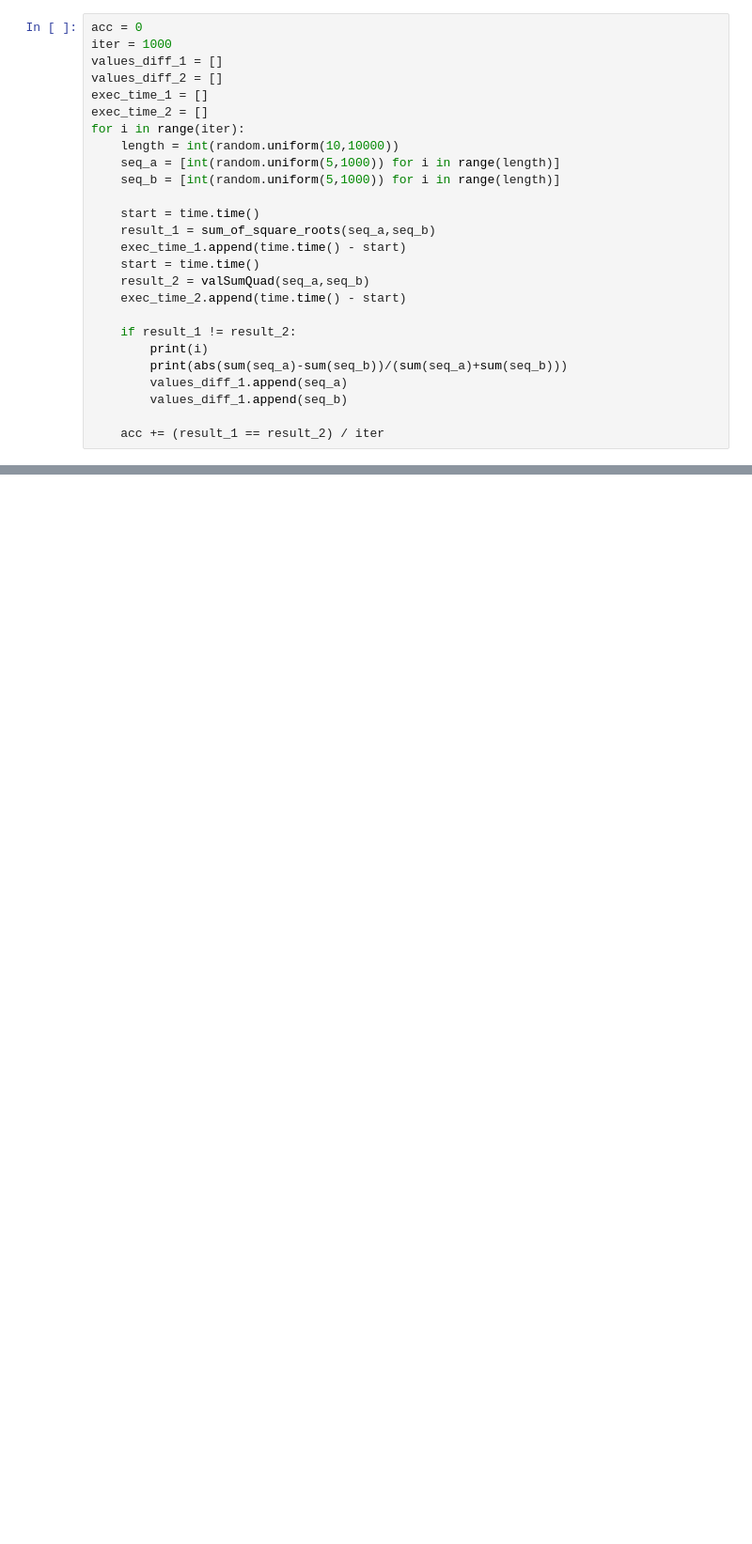
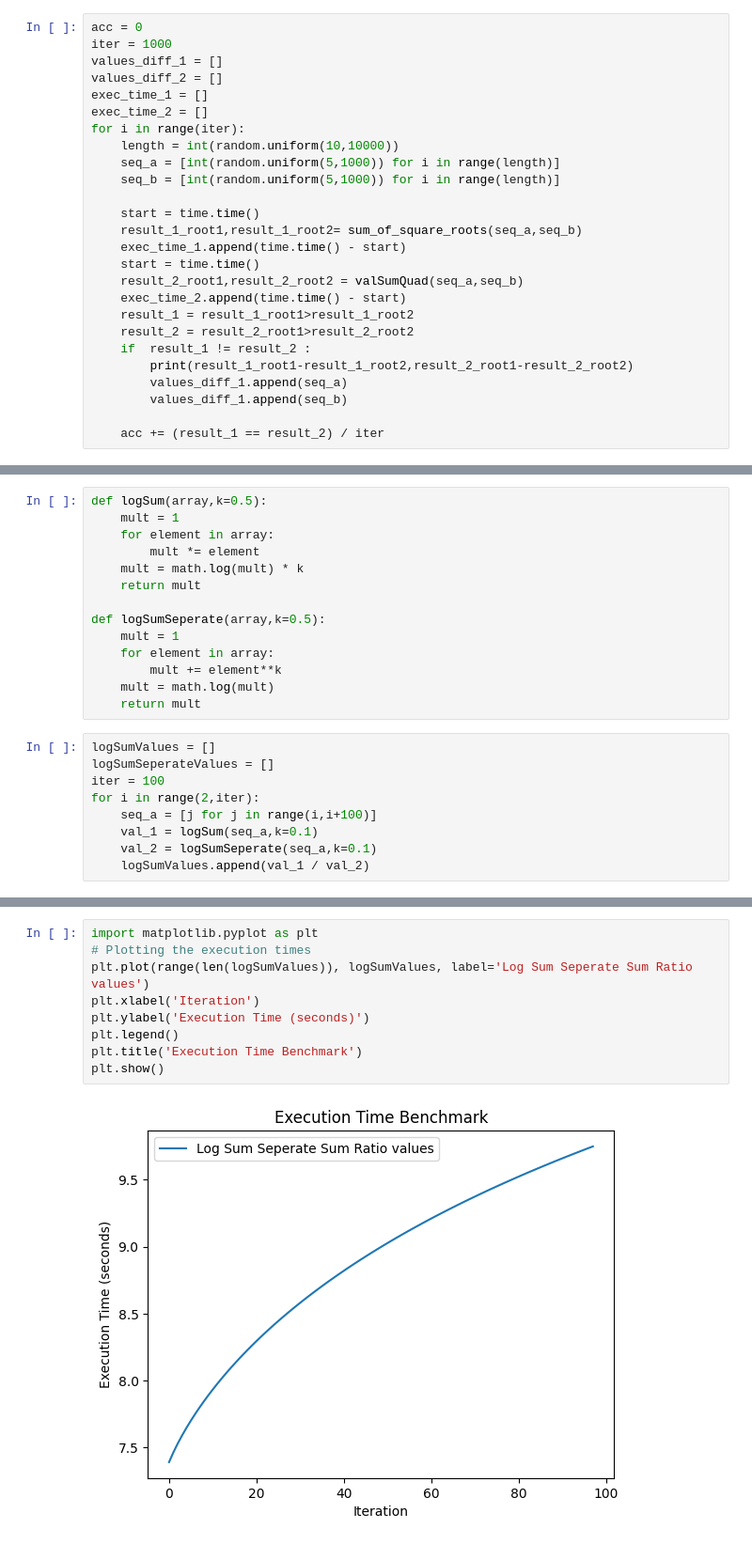
Before and after one commit to BcanTayiz/Computer-Science-Research, a Jupyter notebook: sumOfSquares.ipynb, the cells around one changed output, grey strips where cells are left out. Shown: that part at 94% size. Cells and saved outputs as stored; diff of their text form; blank space fills up the shorter version.

```diff
--- a/sumOfSquares.ipynb
+++ b/sumOfSquares.ipynb
@@ -259,15 +261,15 @@ for i in range(iter):
     seq_b = [int(random.uniform(5,1000)) for i in range(length)]
 
     start = time.time()
-    result_1 = sum_of_square_roots(seq_a,seq_b)
+    result_1_root1,result_1_root2= sum_of_square_roots(seq_a,seq_b)
     exec_time_1.append(time.time() - start)
     start = time.time()
-    result_2 = valSumQuad(seq_a,seq_b)
+    result_2_root1,result_2_root2 = valSumQuad(seq_a,seq_b)
     exec_time_2.append(time.time() - start)
-
-    if result_1 != result_2:
-        print(i)
-        print(abs(sum(seq_a)-sum(seq_b))/(sum(seq_a)+sum(seq_b)))
+    result_1 = result_1_root1>result_1_root2
+    result_2 = result_2_root1>result_2_root2
+    if  result_1 != result_2 :
+        print(result_1_root1-result_1_root2,result_2_root1-result_2_root2)
         values_diff_1.append(seq_a)
         values_diff_1.append(seq_b)
 
@@ -296,0 +299,23 @@ acc
+# %%
+def logSum(array,k=0.5):
+    mult = 1
+    for element in array:
+        mult *= element
+    mult = math.log(mult) * k
+    return mult
+
+def logSumSeperate(array,k=0.5):
+    mult = 1
+    for element in array:
+        mult += element**k
+    mult = math.log(mult)
+    return mult
+# %%
+logSumValues = []
+logSumSeperateValues = []
+iter = 100
+for i in range(2,iter):
+    seq_a = [j for j in range(i,i+100)]
+    val_1 = logSum(seq_a,k=0.1)
+    val_2 = logSumSeperate(seq_a,k=0.1)
+    logSumValues.append(val_1 / val_2)
@@ -296,0 +342,11 @@ acc
+# %%
+import matplotlib.pyplot as plt
+# Plotting the execution times
+plt.plot(range(len(logSumValues)), logSumValues, label='Log Sum Seperate Sum Ratio values')
+plt.xlabel('Iteration')
+plt.ylabel('Execution Time (seconds)')
+plt.legend()
+plt.title('Execution Time Benchmark')
+plt.show()
+# %% [output]
+[figure, added]
```
Also changed, not shown: parts of 21 cells of this notebook, 3 other files.
